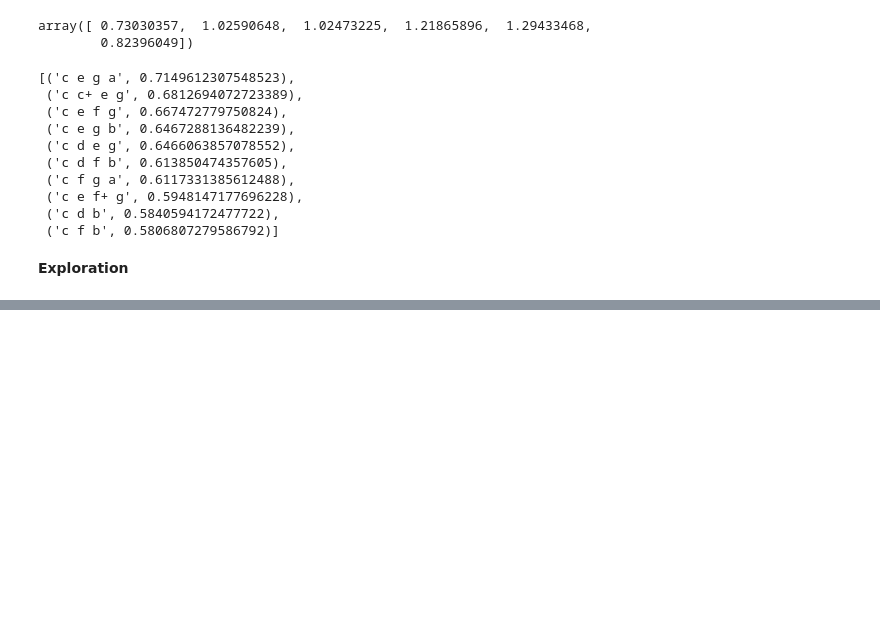
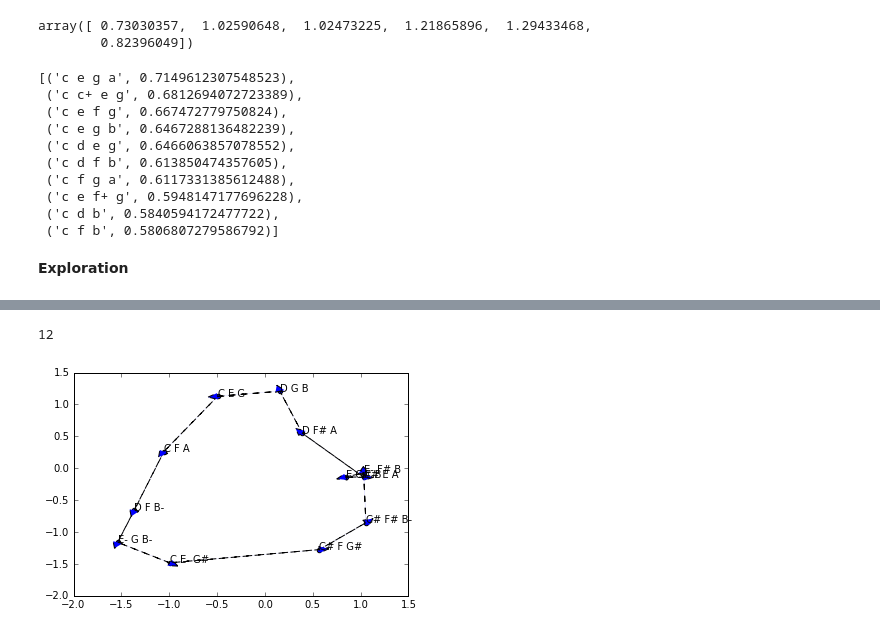
Before and after one commit to eamonnbell/music-mining, a Jupyter notebook: LDA and Music Experiments.ipynb, the cells around one changed output, grey strips where cells are left out. Drawn from its saved outputs; the diff is of its cells as text; code cells hidden in the pictures; blank space fills up the shorter version.

```diff
--- a/LDA and Music Experiments.ipynb
+++ b/LDA and Music Experiments.ipynb
@@ -455,0 +541,36 @@ myplot(source=source, title='tSNE(word2vec) on corpus - interesting subset')
+# %%
+tsne = TSNE(perplexity=30, n_components=2, init='pca', n_iter=200)
+pca = PCA(n_components=2)
+
+proj = pca.fit_transform(embeddings)
+# %%
+x=proj[q_indices,0]
+y=proj[q_indices,1]
+
+labels = [" ".join(strep_to_c(w).pitchNames) for w in q_words]
+# %%
+len(y)
+# %% [output]
+12
+# %%
+def lookup_strep(strep):
+    i = words.index(strep)
+    return (proj[i, 0], proj[i, 1])
+# %%
+arrows = [map(lookup_strep, pair) for pair in pairs]
+# %%
+lc = mc.LineCollection(lines)
+
+f.clf()
+f, ax = plt.subplots()
+
+ax.scatter(x, y)
+
+for lxy in zip(labels, x, y):
+    ax.annotate(lxy[0], (lxy[1],lxy[2]))
+
+for arrow in arrows:
+    ax.arrow(arrow[0][0], arrow[0][1], arrow[1][0] - arrow[0][0], arrow[1][1] - arrow[0][1],
+            linestyle='dashed', linewidth=1, head_width=.1, head_length=.1)
+# %% [output]
+[figure, added]
```
Also changed, not shown: parts of 15 cells of this notebook.
